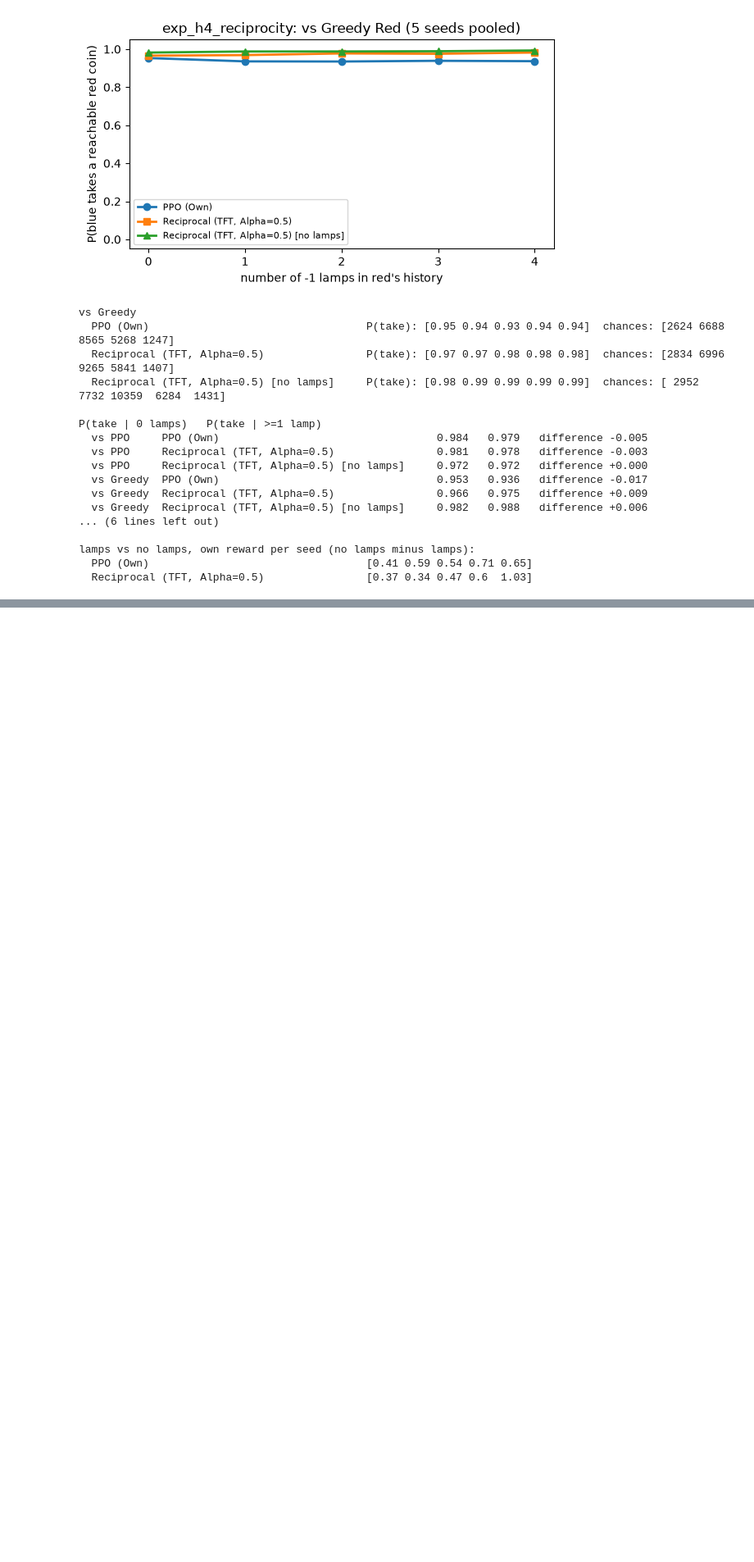
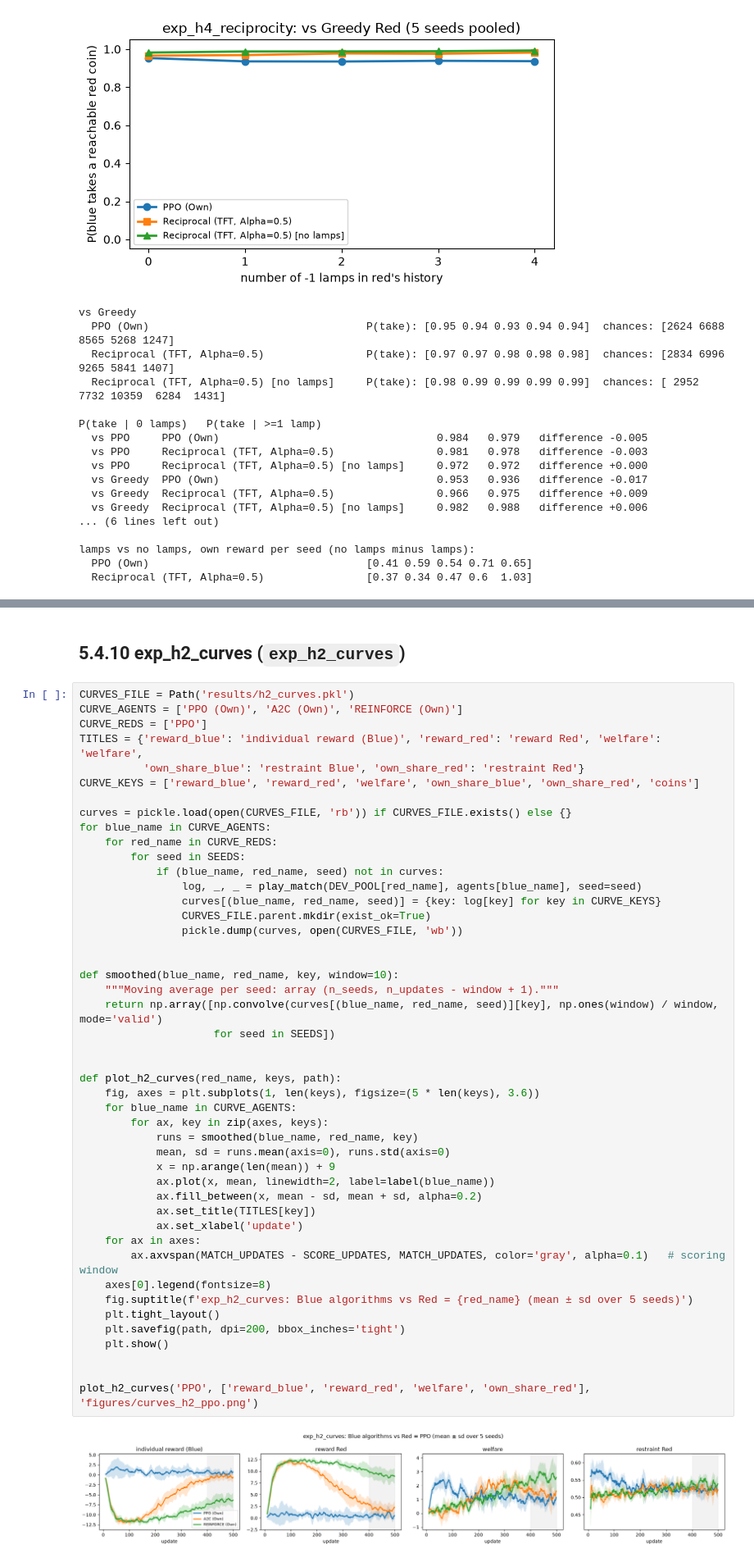
Before and after one commit to Bartva1/assignment1, a Jupyter notebook: Assignment1-baseline.ipynb, the cells around one changed output, grey strips where cells are left out. Shown at 82% size. Cells and saved outputs as stored; diff of their text form; blank space fills up the shorter version.

```diff
--- a/Assignment1-baseline.ipynb
+++ b/Assignment1-baseline.ipynb
@@ -1300,0 +1419,50 @@ lamps vs no lamps, own reward per seed (no lamps minus lamps):
+# %% [markdown]
+## 5.4.10 exp_h2_curves (`exp_h2_curves`)
+# %%
+CURVES_FILE = Path('results/h2_curves.pkl')
+CURVE_AGENTS = ['PPO (Own)', 'A2C (Own)', 'REINFORCE (Own)']
+CURVE_REDS = ['PPO']
+TITLES = {'reward_blue': 'individual reward (Blue)', 'reward_red': 'reward Red', 'welfare': 'welfare',
+          'own_share_blue': 'restraint Blue', 'own_share_red': 'restraint Red'}
+CURVE_KEYS = ['reward_blue', 'reward_red', 'welfare', 'own_share_blue', 'own_share_red', 'coins']
+
+curves = pickle.load(open(CURVES_FILE, 'rb')) if CURVES_FILE.exists() else {}
+for blue_name in CURVE_AGENTS:
+    for red_name in CURVE_REDS:
+        for seed in SEEDS:
+            if (blue_name, red_name, seed) not in curves:
+                log, _, _ = play_match(DEV_POOL[red_name], agents[blue_name], seed=seed)
+                curves[(blue_name, red_name, seed)] = {key: log[key] for key in CURVE_KEYS}
+                CURVES_FILE.parent.mkdir(exist_ok=True)
+                pickle.dump(curves, open(CURVES_FILE, 'wb'))
+
+
+def smoothed(blue_name, red_name, key, window=10):
+    """Moving average per seed: array (n_seeds, n_updates - window + 1)."""
+    return np.array([np.convolve(curves[(blue_name, red_name, seed)][key], np.ones(window) / window, mode='valid')
+                     for seed in SEEDS])
+
+
+def plot_h2_curves(red_name, keys, path):
+    fig, axes = plt.subplots(1, len(keys), figsize=(5 * len(keys), 3.6))
+    for blue_name in CURVE_AGENTS:
+        for ax, key in zip(axes, keys):
+            runs = smoothed(blue_name, red_name, key)
+            mean, sd = runs.mean(axis=0), runs.std(axis=0)
+            x = np.arange(len(mean)) + 9
+            ax.plot(x, mean, linewidth=2, label=label(blue_name))
+            ax.fill_between(x, mean - sd, mean + sd, alpha=0.2)
+            ax.set_title(TITLES[key])
+            ax.set_xlabel('update')
+    for ax in axes:
+        ax.axvspan(MATCH_UPDATES - SCORE_UPDATES, MATCH_UPDATES, color='gray', alpha=0.1)   # scoring window
+    axes[0].legend(fontsize=8)
+    fig.suptitle(f'exp_h2_curves: Blue algorithms vs Red = {red_name} (mean ± sd over 5 seeds)')
+    plt.tight_layout()
+    plt.savefig(path, dpi=200, bbox_inches='tight')
+    plt.show()
+
+
+plot_h2_curves('PPO', ['reward_blue', 'reward_red', 'welfare', 'own_share_red'], 'figures/curves_h2_ppo.png')
+# %% [output]
+[figure, added]
```
Also changed, not shown: parts of 6 cells of this notebook, 1 other file.
